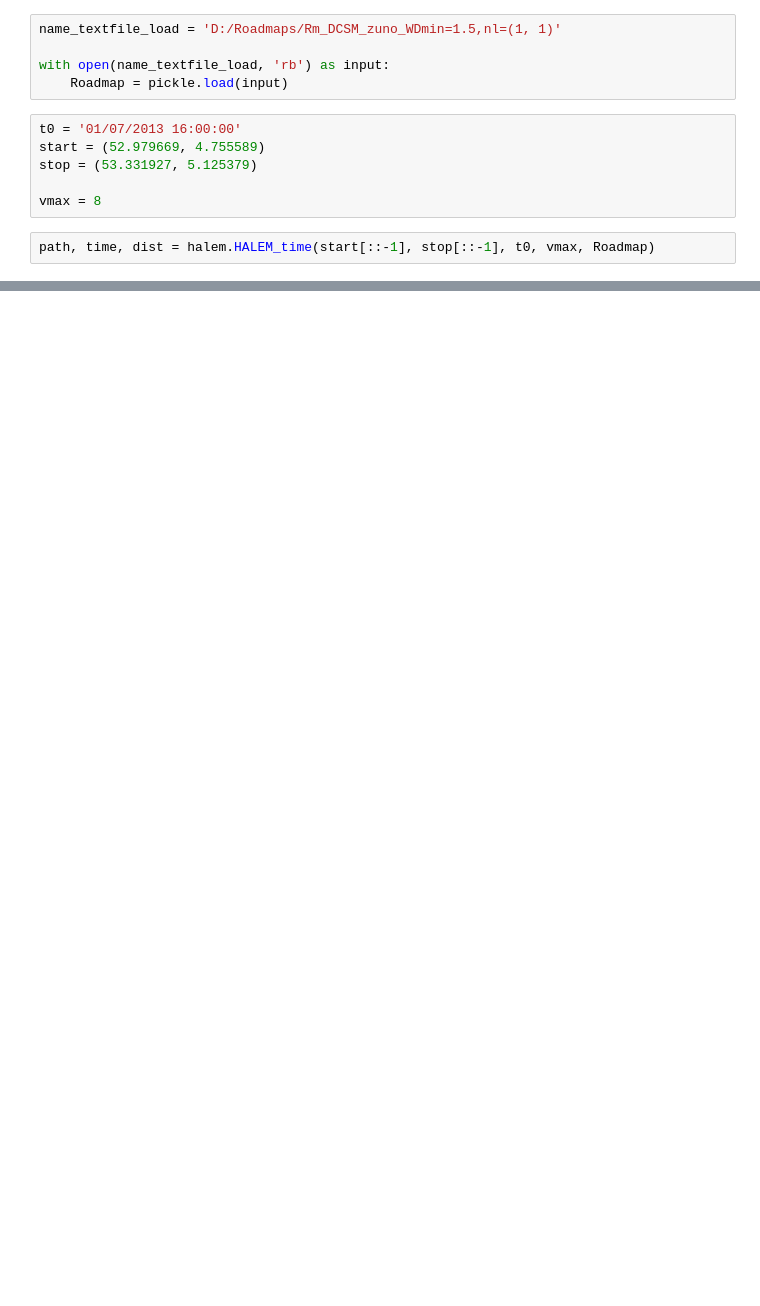
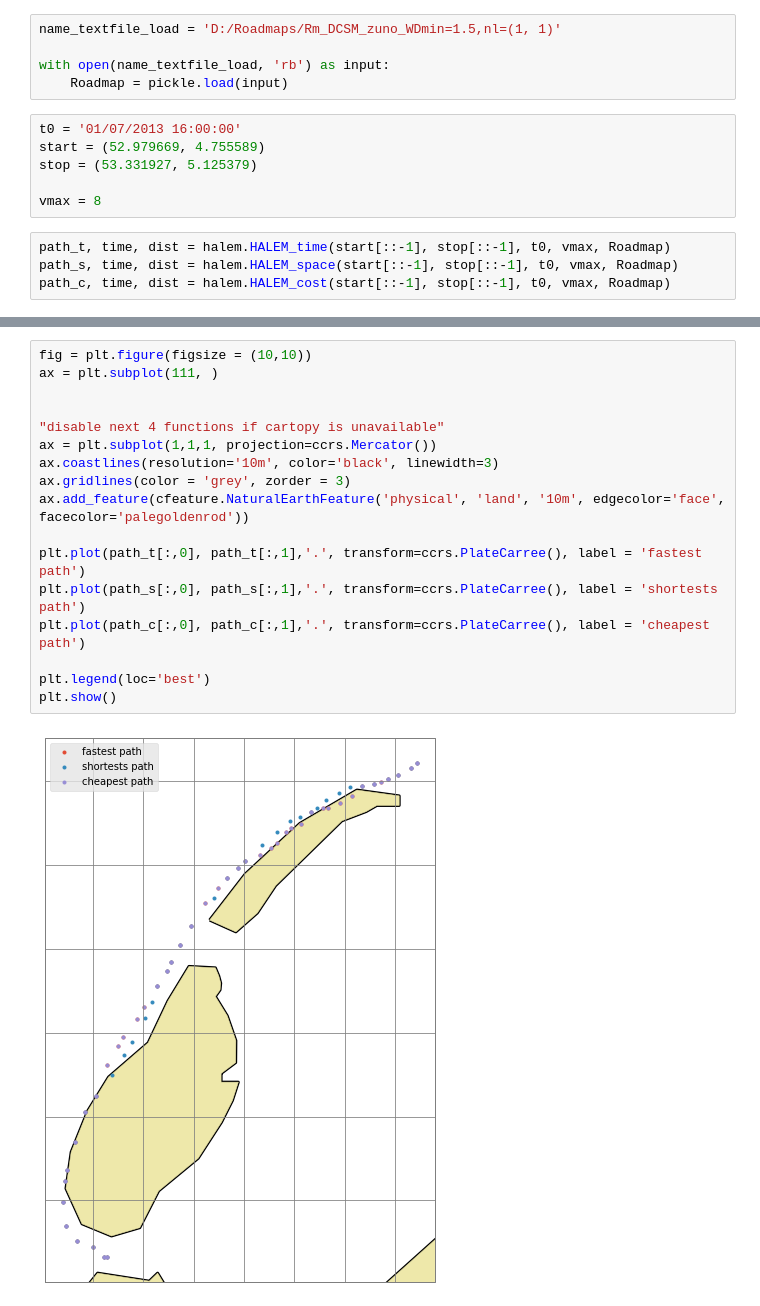
Before and after one commit to TUDelft-CITG/halem, a Jupyter notebook: Notebooks/Onelinefunction.ipynb, the cells around one changed output, grey strips where cells are left out. Saved outputs shown, nothing was run; the diff lists cells and outputs as text; blank space fills up the shorter version.

Commit message:
Added HALEM_space, HALEM_cost, and HALEM_co2 (does not work yet gives the same output as HALEM_cost),

```diff
--- a/Notebooks/Onelinefunction.ipynb
+++ b/Notebooks/Onelinefunction.ipynb
@@ -50,4 +26,6 @@ stop = (53.331927, 5.125379)
 
 vmax = 8
 # %%
-path, time, dist = halem.HALEM_time(start[::-1], stop[::-1], t0, vmax, Roadmap)
+path_t, time, dist = halem.HALEM_time(start[::-1], stop[::-1], t0, vmax, Roadmap)
+path_s, time, dist = halem.HALEM_space(start[::-1], stop[::-1], t0, vmax, Roadmap)
+path_c, time, dist = halem.HALEM_cost(start[::-1], stop[::-1], t0, vmax, Roadmap)
@@ -66,0 +32,19 @@ array([  266.28643811,  1393.5461359 ,  2763.44623554,  4270.52624171,
+# %%
+fig = plt.figure(figsize = (10,10))
+ax = plt.subplot(111, )
+
+
+"disable next 4 functions if cartopy is unavailable"
+ax = plt.subplot(1,1,1, projection=ccrs.Mercator())
+ax.coastlines(resolution='10m', color='black', linewidth=3)
+ax.gridlines(color = 'grey', zorder = 3)
+ax.add_feature(cfeature.NaturalEarthFeature('physical', 'land', '10m', edgecolor='face', facecolor='palegoldenrod'))
+
+plt.plot(path_t[:,0], path_t[:,1],'.', transform=ccrs.PlateCarree(), label = 'fastest path')
+plt.plot(path_s[:,0], path_s[:,1],'.', transform=ccrs.PlateCarree(), label = 'shortests path')
+plt.plot(path_c[:,0], path_c[:,1],'.', transform=ccrs.PlateCarree(), label = 'cheapest path')
+
+plt.legend(loc='best')
+plt.show()
+# %% [output]
+[figure, added]
```
Also changed, not shown: parts of 3 cells of this notebook, 1 other file.
